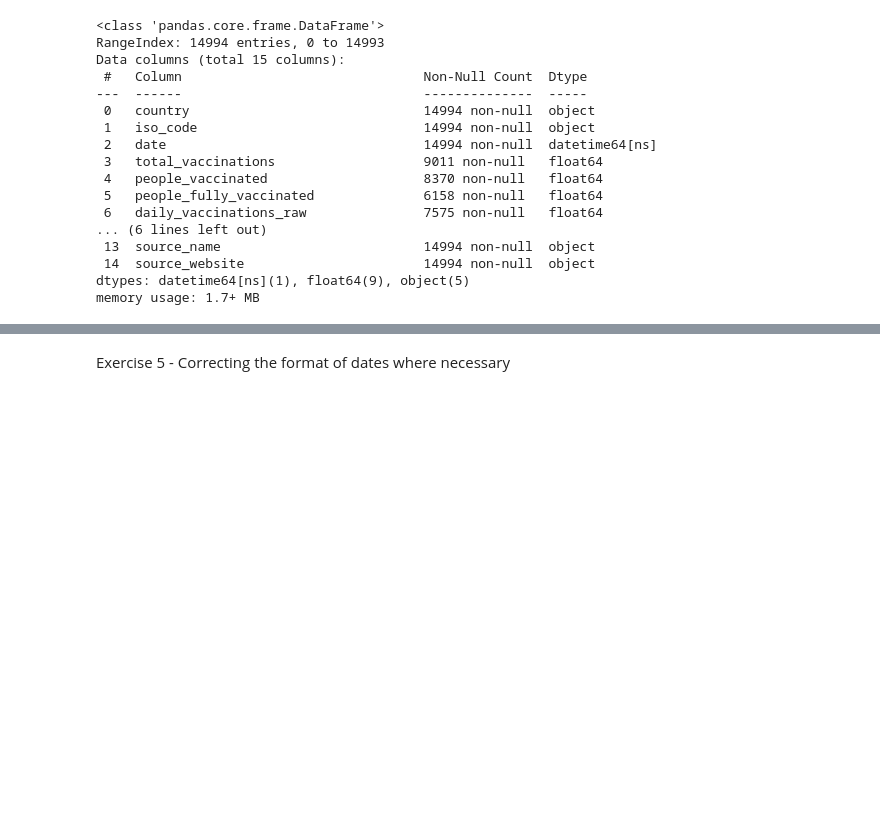
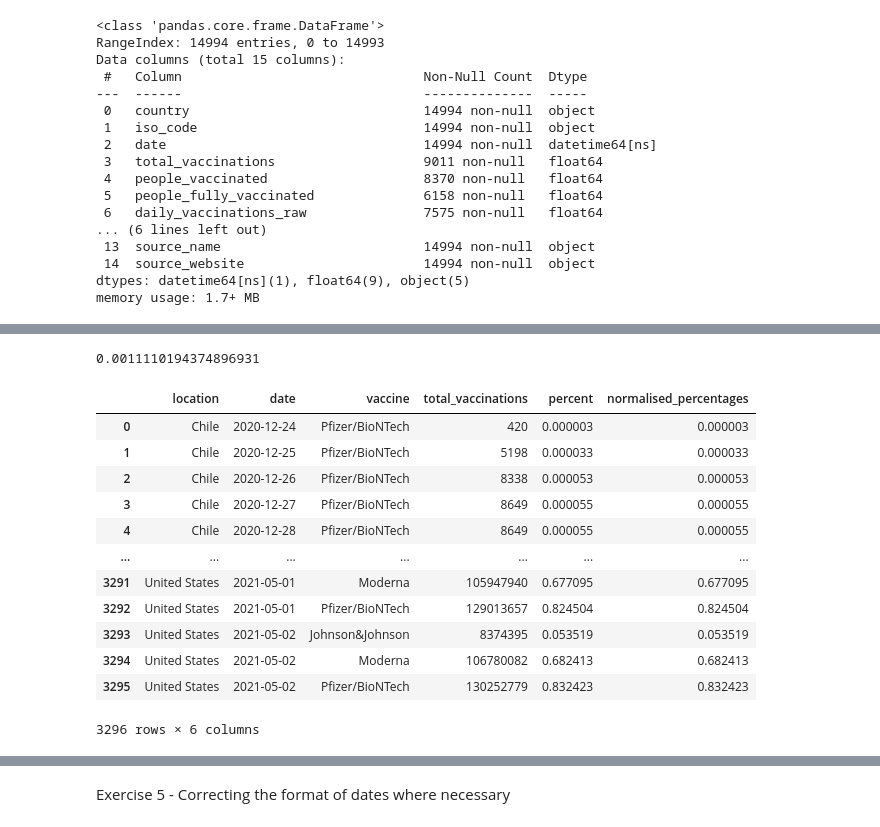
Before and after one commit to Jojomaque/Portfolio, a Jupyter notebook: Jojo_Preparing_data_for_analysis.ipynb, the cells around one changed output, grey strips where cells are left out. Saved outputs shown, nothing was run; the diff lists cells and outputs as text; code cells hidden in the pictures; blank space fills up the shorter version.

```diff
--- a/Jojo_Preparing_data_for_analysis.ipynb
+++ b/Jojo_Preparing_data_for_analysis.ipynb
@@ -291,0 +603,6 @@ dfvac3.groupby(['country'])['people_vaccinated_per_hundred',].mean().sort_values
+# %%
+df = pd.read_excel('https://github.com/lilaceri/Working-with-data-/blob/342abab10d93c4bf23b5c55a50f189f12a137c5f/Data%20Sets%20for%20code%20divisio/Covid%20Vaccination%20Data.xlsx?raw=true', sheet_name = 'by_manufacturer')
+df
+#create a new column that has the total vaccinations as a percentage of the overall sum of total vaccinations
+df['percent'] = (df['total_vaccinations']/df['total_vaccinations'].sum()) * 100
+df
@@ -291,0 +623,23 @@ dfvac3.groupby(['country'])['people_vaccinated_per_hundred',].mean().sort_values
+# %%
+#find the median percentage
+df['percent'].median()
+# %% [output]
+0.0011110194374896931
+# %%
+#create a new column called 'normalised_percentages' which duplicates the percentages column
+df['normalised_percentages'] = df['percent']
+df
+# %% [output]
+|  | location | date | vaccine | total_vaccinations | percent | normalised_percentages |
+| 0 | Chile | 2020-12-24 | Pfizer/BioNTech | 420 | 0.000003 | 0.000003 |
+| 1 | Chile | 2020-12-25 | Pfizer/BioNTech | 5198 | 0.000033 | 0.000033 |
+| 2 | Chile | 2020-12-26 | Pfizer/BioNTech | 8338 | 0.000053 | 0.000053 |
+| 3 | Chile | 2020-12-27 | Pfizer/BioNTech | 8649 | 0.000055 | 0.000055 |
+| 4 | Chile | 2020-12-28 | Pfizer/BioNTech | 8649 | 0.000055 | 0.000055 |
+| ... | ... | ... | ... | ... | ... | ... |
+| 3291 | United States | 2021-05-01 | Moderna | 105947940 | 0.677095 | 0.677095 |
+| 3292 | United States | 2021-05-01 | Pfizer/BioNTech | 129013657 | 0.824504 | 0.824504 |
+| 3293 | United States | 2021-05-02 | Johnson&Johnson | 8374395 | 0.053519 | 0.053519 |
+| 3294 | United States | 2021-05-02 | Moderna | 106780082 | 0.682413 | 0.682413 |
+| 3295 | United States | 2021-05-02 | Pfizer/BioNTech | 130252779 | 0.832423 | 0.832423 |
+3296 rows × 6 columns
```
Also changed, not shown: parts of 43 cells of this notebook.
